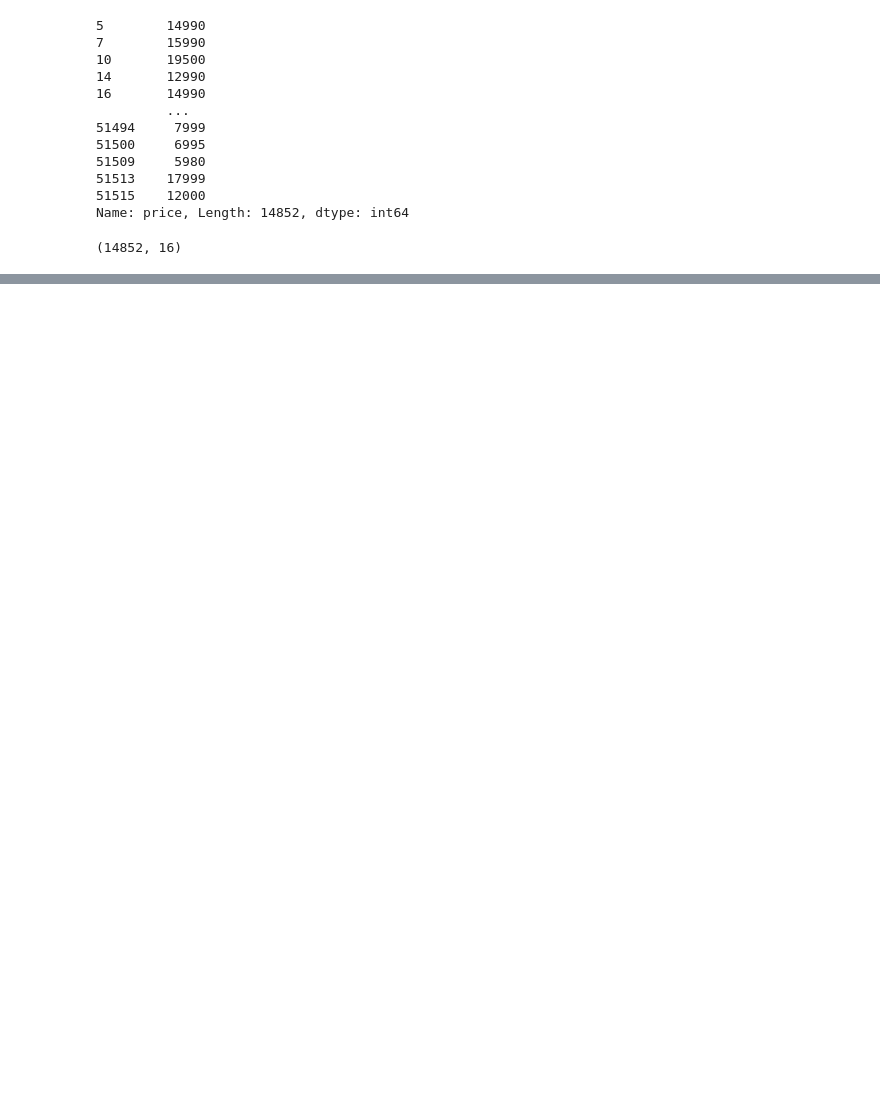
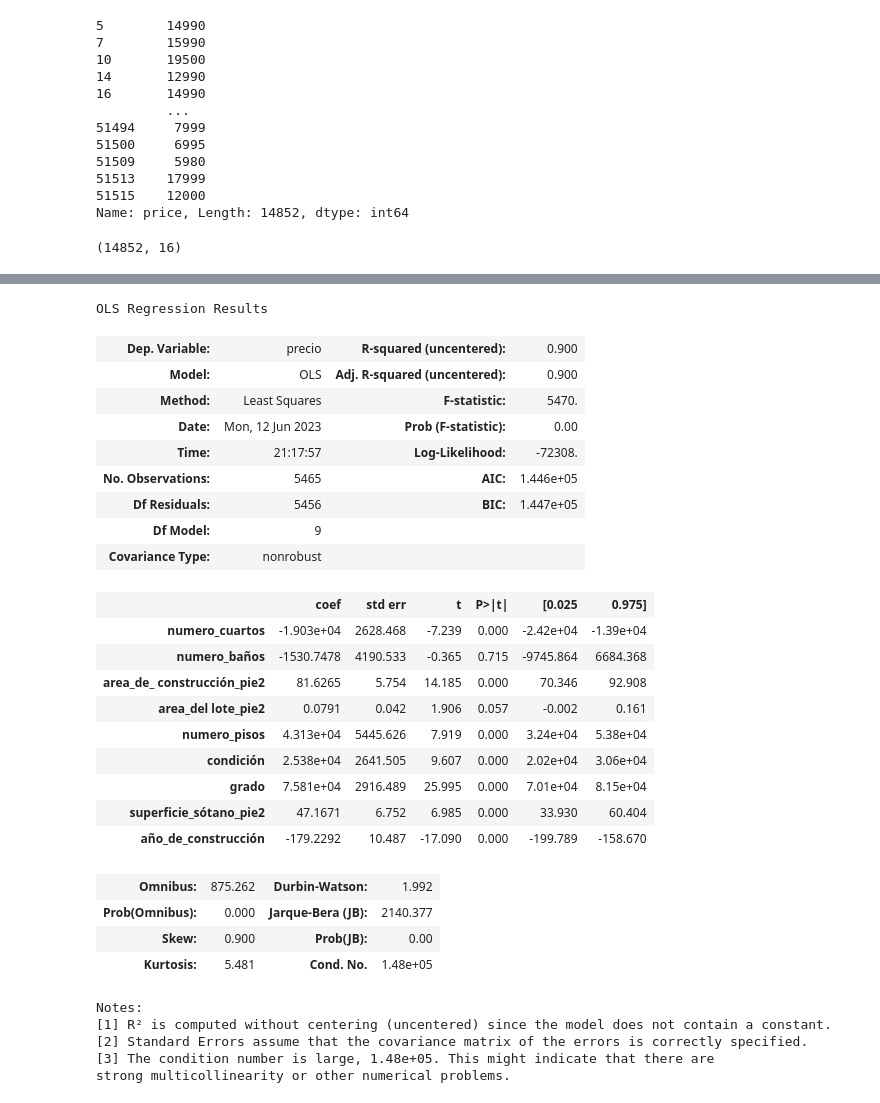
Before and after one commit to onavarrete04/Introduccion-Ciencia-Datos, a Jupyter notebook: 2023_MML.ipynb, the cells around one changed output, grey strips where cells are left out. Cells and saved outputs as stored; diff of their text form; code cells hidden in the pictures; blank space fills up the shorter version.

```diff
--- a/2023_MML.ipynb
+++ b/2023_MML.ipynb
@@ -397,0 +400,5 @@ X.shape
+# %%
+# vamos a cargar los datos y visualizarlos
+
+datos = pd.read_csv("venta_inmuebles_data.csv")
+datos.head(2)
@@ -397,0 +436,7 @@ X.shape
+# %%
+datos.duplicated().sum()
+
+datos = datos.drop_duplicates()
+datos.duplicated().sum()
+
+# Solo existia uan fila duplicada y se elimino del conjunto de datos.
@@ -397,0 +496,36 @@ X.shape
+# %%
+y = datos["precio"]
+X = datos.drop("precio", axis=1)
+# %%
+model = sm.OLS(y, X).fit()
+model.summary()
+# %% [output]
+OLS Regression Results
+| Dep. Variable: | precio | R-squared (uncentered): | 0.900 |
+| Model: | OLS | Adj. R-squared (uncentered): | 0.900 |
+| Method: | Least Squares | F-statistic: | 5470. |
+| Date: | Mon, 12 Jun 2023 | Prob (F-statistic): | 0.00 |
+| Time: | 21:17:57 | Log-Likelihood: | -72308. |
+| No. Observations: | 5465 | AIC: | 1.446e+05 |
+| Df Residuals: | 5456 | BIC: | 1.447e+05 |
+| Df Model: | 9 |  |  |
+| Covariance Type: | nonrobust |  |  |
+|  | coef | std err | t | P>|t| | [0.025 | 0.975] |
+| numero_cuartos | -1.903e+04 | 2628.468 | -7.239 | 0.000 | -2.42e+04 | -1.39e+04 |
+| numero_baños | -1530.7478 | 4190.533 | -0.365 | 0.715 | -9745.864 | 6684.368 |
+| area_de_ construcción_pie2 | 81.6265 | 5.754 | 14.185 | 0.000 | 70.346 | 92.908 |
+| area_del lote_pie2 | 0.0791 | 0.042 | 1.906 | 0.057 | -0.002 | 0.161 |
+| numero_pisos | 4.313e+04 | 5445.626 | 7.919 | 0.000 | 3.24e+04 | 5.38e+04 |
+| condición | 2.538e+04 | 2641.505 | 9.607 | 0.000 | 2.02e+04 | 3.06e+04 |
+| grado | 7.581e+04 | 2916.489 | 25.995 | 0.000 | 7.01e+04 | 8.15e+04 |
+| superficie_sótano_pie2 | 47.1671 | 6.752 | 6.985 | 0.000 | 33.930 | 60.404 |
+| año_de_construcción | -179.2292 | 10.487 | -17.090 | 0.000 | -199.789 | -158.670 |
+| Omnibus: | 875.262 | Durbin-Watson: | 1.992 |
+| Prob(Omnibus): | 0.000 | Jarque-Bera (JB): | 2140.377 |
+| Skew: | 0.900 | Prob(JB): | 0.00 |
+| Kurtosis: | 5.481 | Cond. No. | 1.48e+05 |
+Notes:
+[1] R² is computed without centering (uncentered) since the model does not contain a constant.
+[2] Standard Errors assume that the covariance matrix of the errors is correctly specified.
+[3] The condition number is large, 1.48e+05. This might indicate that there are
+strong multicollinearity or other numerical problems.
```
Also changed, not shown: parts of 38 cells of this notebook, 1 other file.
